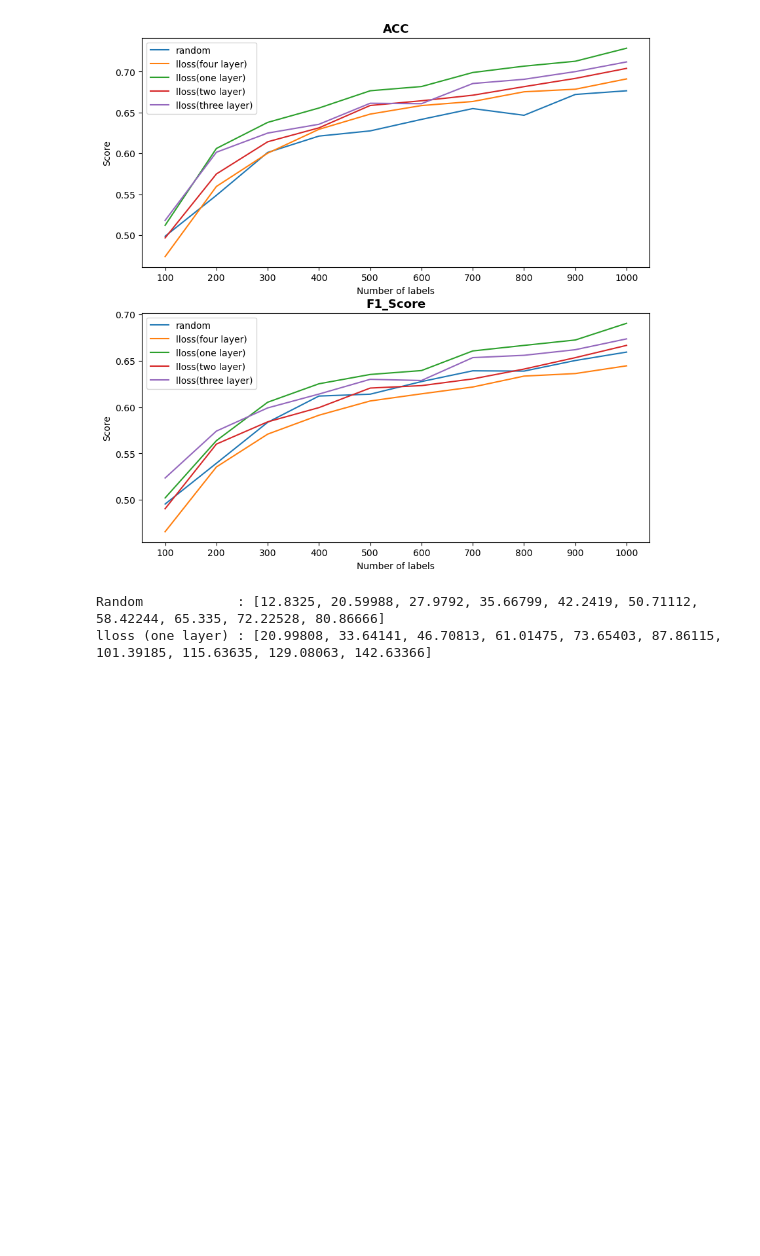
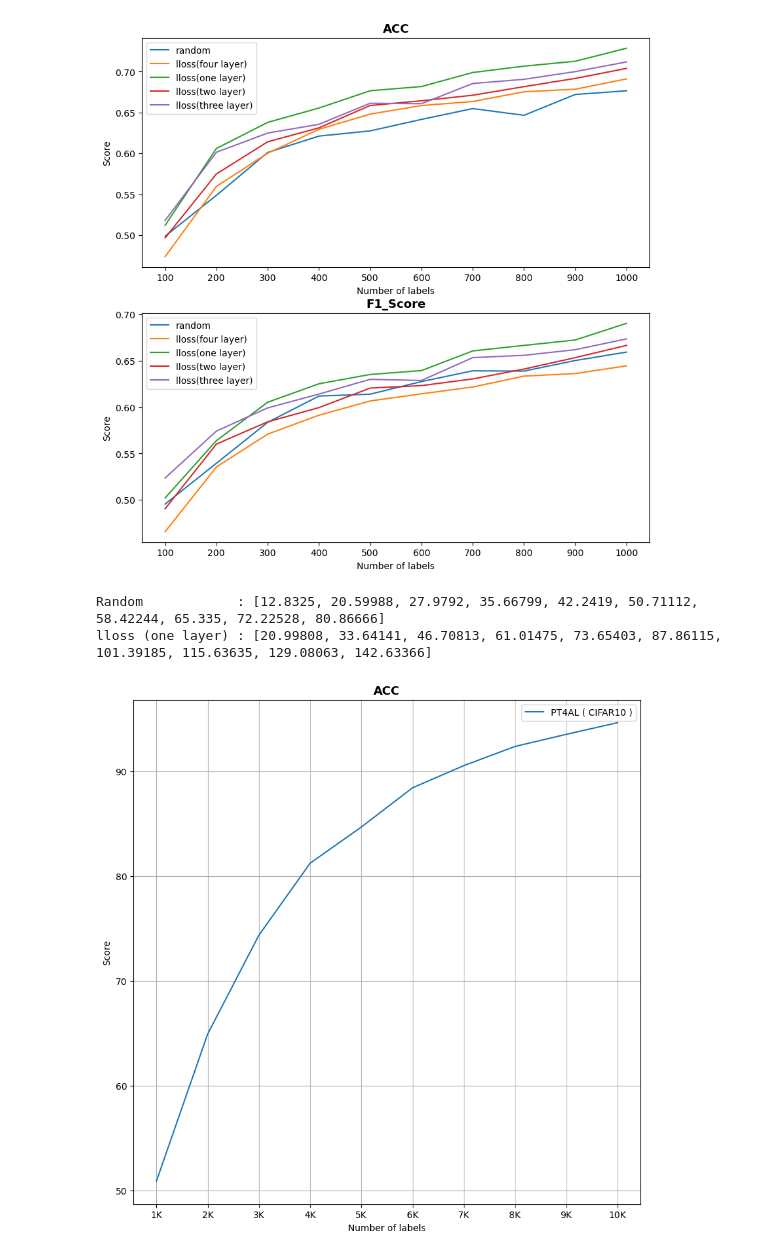
Before and after one commit to lbg030/DeepLearning, a Jupyter notebook: visualization.ipynb, the cells around one changed output. Cells and saved outputs as stored; diff of their text form; code cells hidden in the pictures; blank space fills up the shorter version.

```diff
--- a/visualization.ipynb
+++ b/visualization.ipynb
@@ -230,3 +230,38 @@ print(f"lloss (one layer) : {mean_acc}")
 # %% [output]
 Random            : [12.8325, 20.59988, 27.9792, 35.66799, 42.2419, 50.71112, 58.42244, 65.335, 72.22528, 80.86666]
 lloss (one layer) : [20.99808, 33.64141, 46.70813, 61.01475, 73.65403, 87.86115, 101.39185, 115.63635, 129.08063, 142.63366]
+# %%
+import matplotlib.pyplot as plt
+
+
+acc = [50.882,
+64.918,
+74.348,
+81.226,
+84.68,
+88.424,
+90.54,
+92.37,
+93.526,
+94.636
+]
+
+label = [f"{i}K" for i in range(1,11)]
+title_font = {
+    'fontsize': 13,
+    'fontweight': 'bold'
+}
+
+plt.figure(figsize = (10,10))
+plt.plot(label,acc, label='PT4AL ( CIFAR10 )')
+
+
+plt.xlabel("Number of labels")
+plt.ylabel("Score")
+
+plt.title("ACC", fontdict=title_font)
+plt.grid(True)
+plt.legend()
+plt.show()
+# %% [output]
+[figure, added]
```
